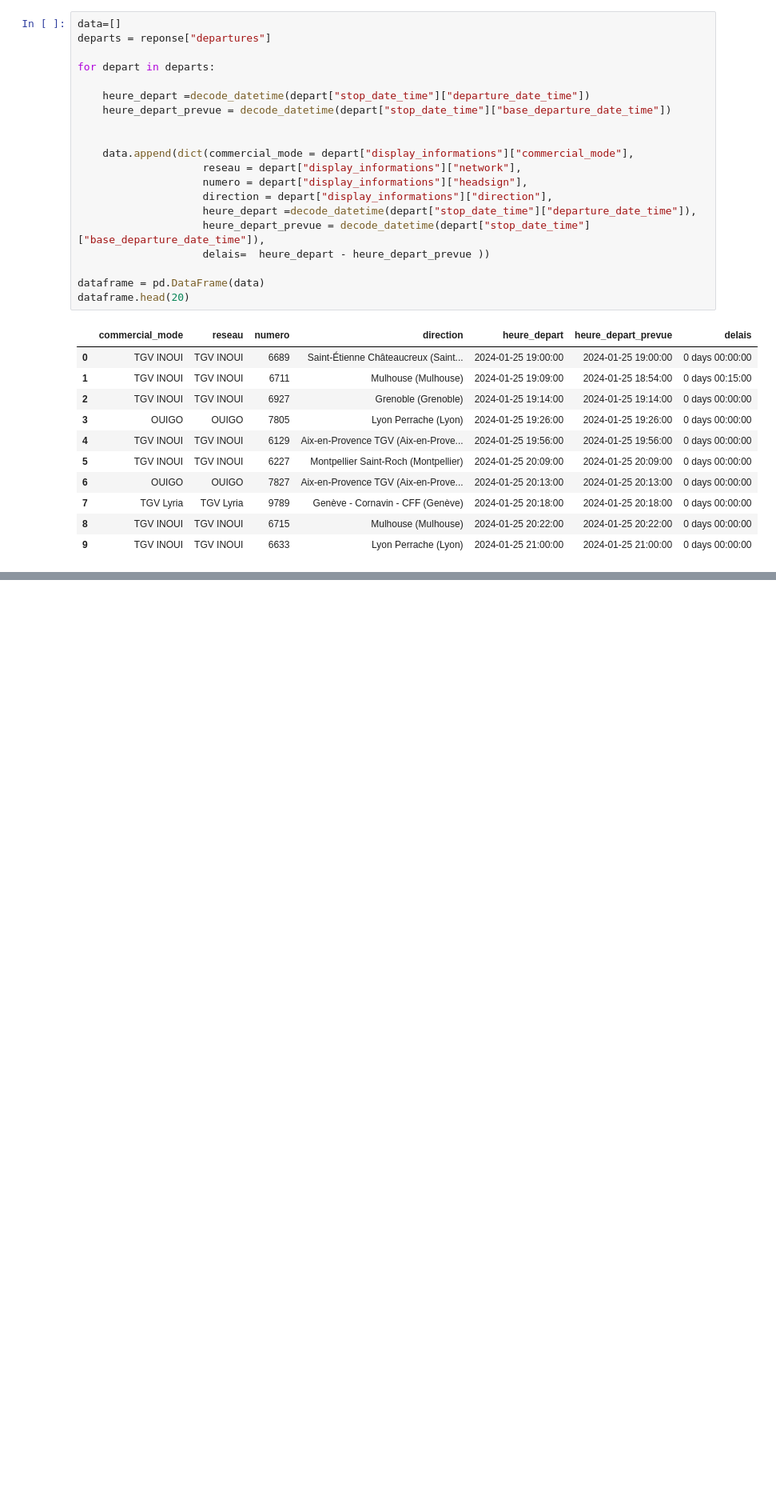
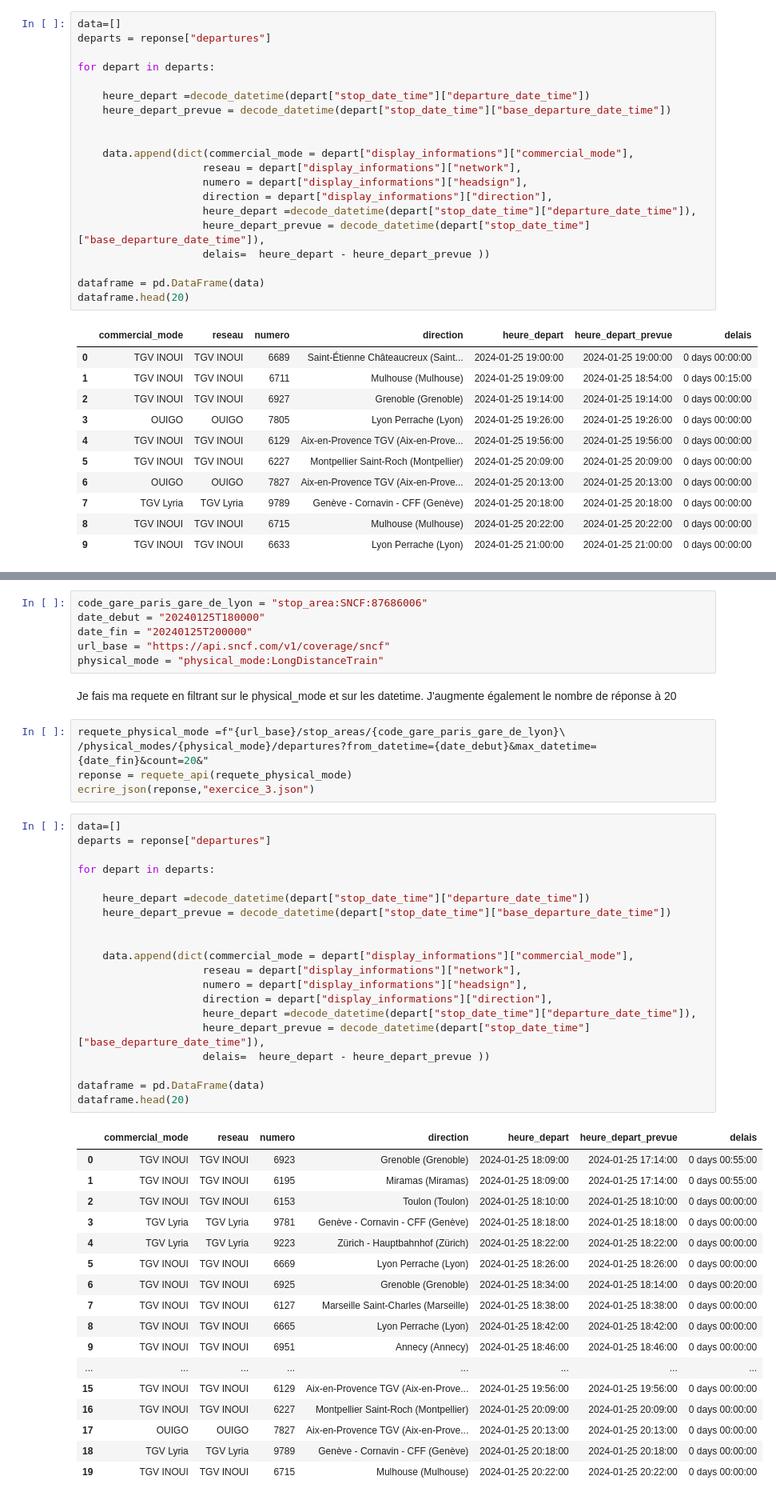
Before and after one commit to SteveCaron/projet-perso-sncf, a Jupyter notebook: test.ipynb, the cells around one changed output, grey strips where cells are left out. Shown at 80% size. Cells and saved outputs as stored; diff of their text form; blank space fills up the shorter version.

Commit message:
debut question 3

```diff
--- a/test.ipynb
+++ b/test.ipynb
@@ -245,0 +254,51 @@ dataframe.head(20)
+# %%
+code_gare_paris_gare_de_lyon = "stop_area:SNCF:87686006"
+date_debut = "20240125T180000"
+date_fin = "20240125T200000"
+url_base = "https://api.sncf.com/v1/coverage/sncf"
+physical_mode = "physical_mode:LongDistanceTrain"
+# %% [markdown]
+Je fais ma requete en filtrant sur le physical_mode et sur les datetime. J'augmente également le nombre de réponse à 20
+# %%
+requete_physical_mode =f"{url_base}/stop_areas/{code_gare_paris_gare_de_lyon}\
+/physical_modes/{physical_mode}/departures?from_datetime={date_debut}&max_datetime={date_fin}&count=20&"
+reponse = requete_api(requete_physical_mode)
+ecrire_json(reponse,"exercice_3.json")
+# %%
+data=[]
+departs = reponse["departures"]
+
+for depart in departs:
+
+    heure_depart =decode_datetime(depart["stop_date_time"]["departure_date_time"])
+    heure_depart_prevue = decode_datetime(depart["stop_date_time"]["base_departure_date_time"])
+
+
+    data.append(dict(commercial_mode = depart["display_informations"]["commercial_mode"],
+                    reseau = depart["display_informations"]["network"],
+                    numero = depart["display_informations"]["headsign"],
+                    direction = depart["display_informations"]["direction"],
+                    heure_depart =decode_datetime(depart["stop_date_time"]["departure_date_time"]),
+                    heure_depart_prevue = decode_datetime(depart["stop_date_time"]["base_departure_date_time"]),
+                    delais=  heure_depart - heure_depart_prevue ))
+
+dataframe = pd.DataFrame(data)
+dataframe.head(20)
+# %% [output]
+|  | commercial_mode | reseau | numero | direction | heure_depart | heure_depart_prevue | delais |
+| 0 | TGV INOUI | TGV INOUI | 6923 | Grenoble (Grenoble) | 2024-01-25 18:09:00 | 2024-01-25 17:14:00 | 0 days 00:55:00 |
+| 1 | TGV INOUI | TGV INOUI | 6195 | Miramas (Miramas) | 2024-01-25 18:09:00 | 2024-01-25 17:14:00 | 0 days 00:55:00 |
+| 2 | TGV INOUI | TGV INOUI | 6153 | Toulon (Toulon) | 2024-01-25 18:10:00 | 2024-01-25 18:10:00 | 0 days 00:00:00 |
+| 3 | TGV Lyria | TGV Lyria | 9781 | Genève - Cornavin - CFF (Genève) | 2024-01-25 18:18:00 | 2024-01-25 18:18:00 | 0 days 00:00:00 |
+| 4 | TGV Lyria | TGV Lyria | 9223 | Zürich - Hauptbahnhof (Zürich) | 2024-01-25 18:22:00 | 2024-01-25 18:22:00 | 0 days 00:00:00 |
+| 5 | TGV INOUI | TGV INOUI | 6669 | Lyon Perrache (Lyon) | 2024-01-25 18:26:00 | 2024-01-25 18:26:00 | 0 days 00:00:00 |
+| 6 | TGV INOUI | TGV INOUI | 6925 | Grenoble (Grenoble) | 2024-01-25 18:34:00 | 2024-01-25 18:14:00 | 0 days 00:20:00 |
+| 7 | TGV INOUI | TGV INOUI | 6127 | Marseille Saint-Charles (Marseille) | 2024-01-25 18:38:00 | 2024-01-25 18:38:00 | 0 days 00:00:00 |
+| 8 | TGV INOUI | TGV INOUI | 6665 | Lyon Perrache (Lyon) | 2024-01-25 18:42:00 | 2024-01-25 18:42:00 | 0 days 00:00:00 |
+| 9 | TGV INOUI | TGV INOUI | 6951 | Annecy (Annecy) | 2024-01-25 18:46:00 | 2024-01-25 18:46:00 | 0 days 00:00:00 |
+| ... | ... | ... | ... | ... | ... | ... | ... |
+| 15 | TGV INOUI | TGV INOUI | 6129 | Aix-en-Provence TGV (Aix-en-Prove... | 2024-01-25 19:56:00 | 2024-01-25 19:56:00 | 0 days 00:00:00 |
+| 16 | TGV INOUI | TGV INOUI | 6227 | Montpellier Saint-Roch (Montpellier) | 2024-01-25 20:09:00 | 2024-01-25 20:09:00 | 0 days 00:00:00 |
+| 17 | OUIGO | OUIGO | 7827 | Aix-en-Provence TGV (Aix-en-Prove... | 2024-01-25 20:13:00 | 2024-01-25 20:13:00 | 0 days 00:00:00 |
+| 18 | TGV Lyria | TGV Lyria | 9789 | Genève - Cornavin - CFF (Genève) | 2024-01-25 20:18:00 | 2024-01-25 20:18:00 | 0 days 00:00:00 |
+| 19 | TGV INOUI | TGV INOUI | 6715 | Mulhouse (Mulhouse) | 2024-01-25 20:22:00 | 2024-01-25 20:22:00 | 0 days 00:00:00 |
```
Also changed, not shown: parts of 4 cells of this notebook.
